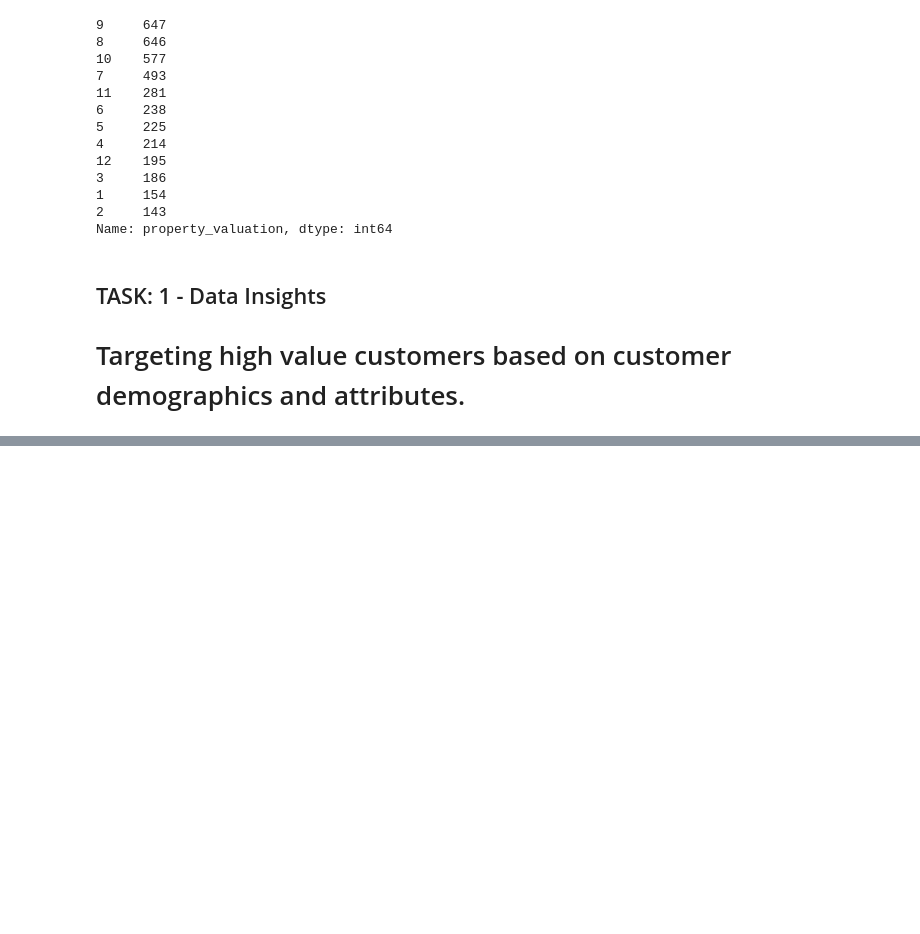
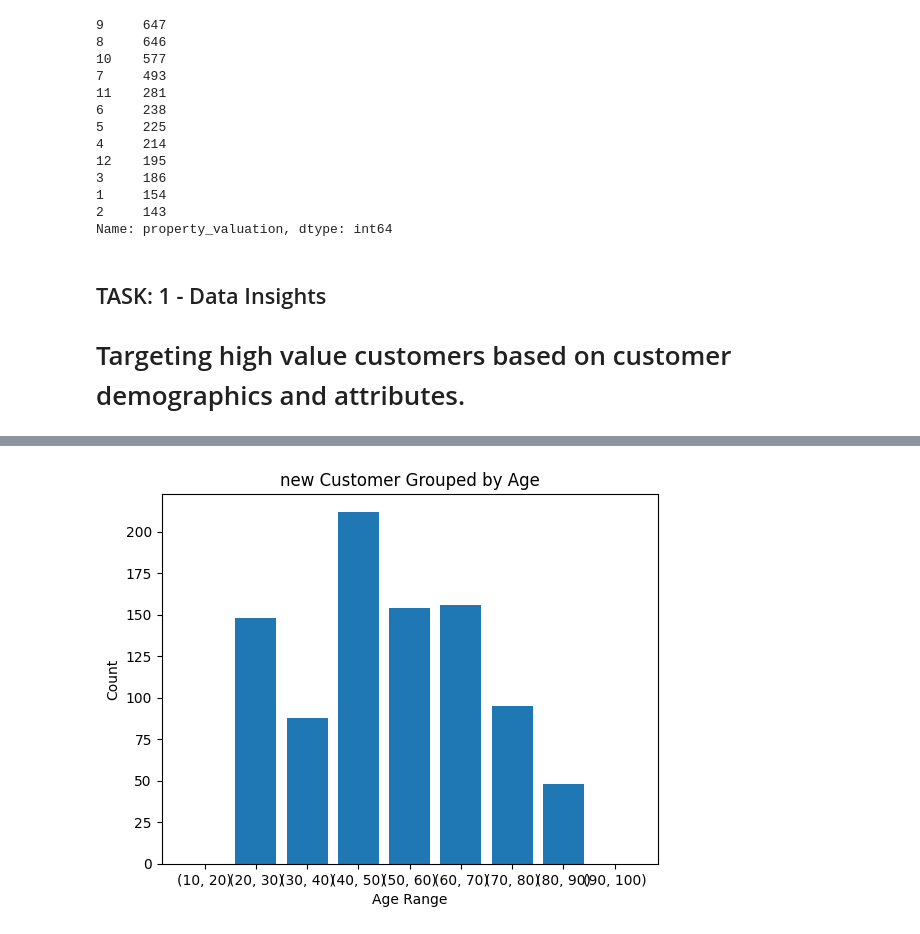
Before and after one commit to laussin86/Customers-analysis-based-on-demography-and-preferences, a Jupyter notebook: KPMG_Data_Analysis.ipynb, the cells around one changed output, grey strips where cells are left out. Saved outputs shown, nothing was run; the diff lists cells and outputs as text; code cells hidden in the pictures; blank space fills up the shorter version.

```diff
--- a/KPMG_Data_Analysis.ipynb
+++ b/KPMG_Data_Analysis.ipynb
@@ -715,3 +715,14 @@ Name: property_valuation, dtype: int64
 # %% [markdown]
 ## TASK: 1 - Data Insights
 # Targeting high value customers based on customer demographics and attributes.
+# %%
+import datetime
+##new customer per age categories
+# Calculate the person's age in years
+# Define a function to calculate age from a date of birth
+def calculate_age(dob):
+    today = datetime.date.today()
+    age = today.year - dob.year - ((today.month, today.day) < (dob.month, dob.day))
+    return age
+# Apply the calculate_age function to the DOB column to create a new column for age
+NewCustomerList['Age'] = NewCustomerList['DOB'].apply(lambda x: calculate_age(x.date()))
@@ -717,0 +739,16 @@ Name: property_valuation, dtype: int64
+# %%
+import matplotlib.pyplot as plt
+# Create age bins
+age_bins = pd.interval_range(start=10, end=100, freq=10, closed='neither')
+
+# Group the dataframe by age bins and count the number of people in each bin
+age_counts = pd.cut(NewCustomerList['Age'], bins=age_bins).value_counts(sort=False)
+
+# Create a bar chart of the age counts
+plt.bar(age_counts.index.astype(str), age_counts.values)
+plt.title('new Customer Grouped by Age')
+plt.xlabel('Age Range')
+plt.ylabel('Count')
+plt.show()
+# %% [output]
+[figure, added]
```
Also changed, not shown: parts of 4 cells of this notebook.
